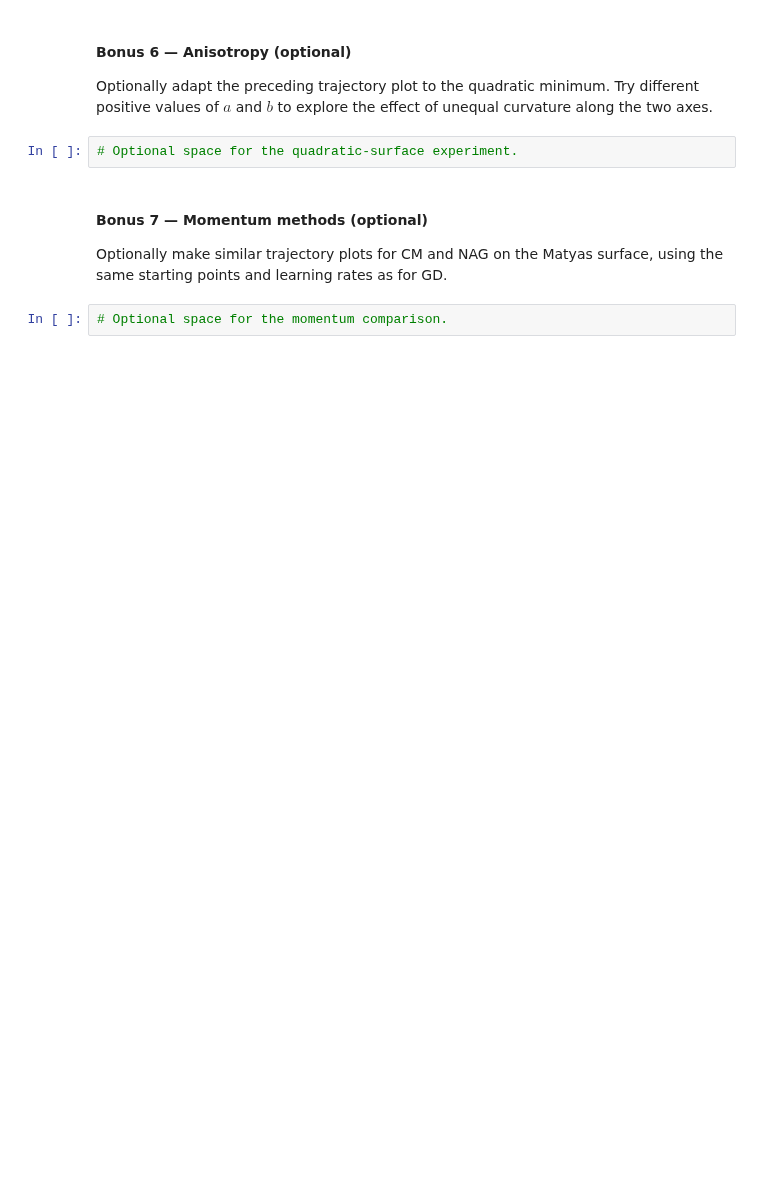
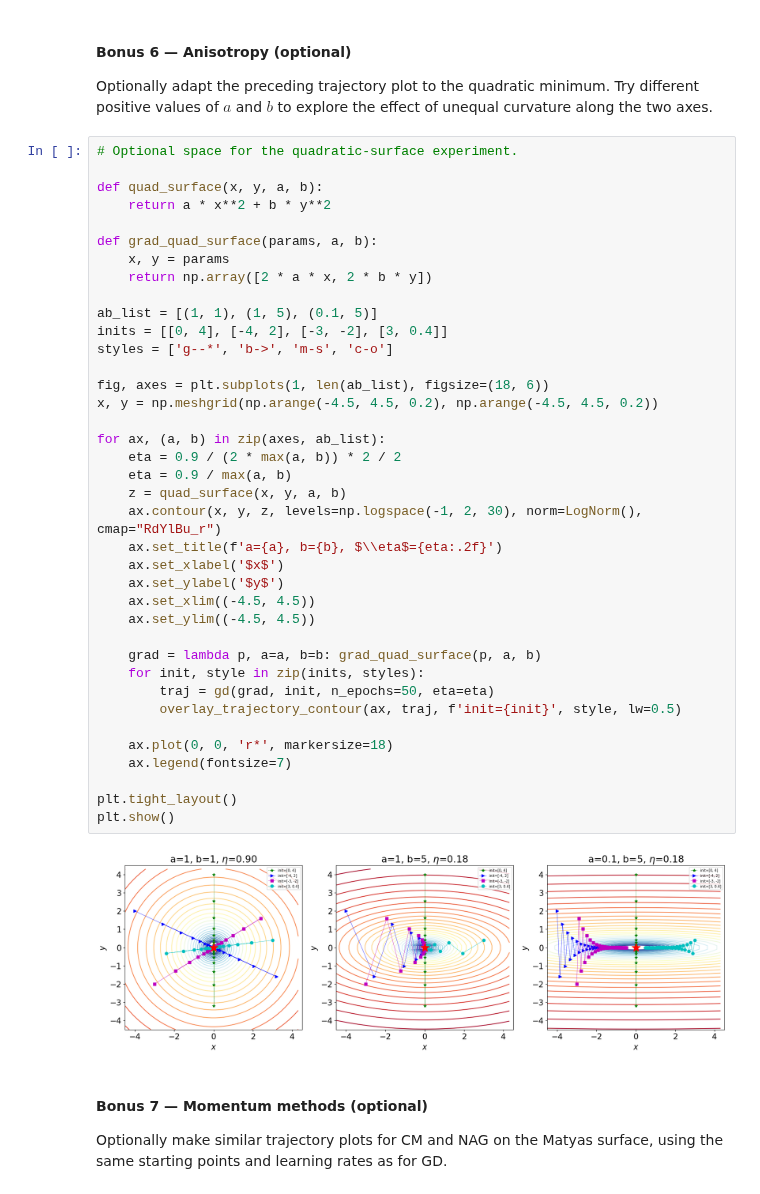
Before and after one commit to Oktalyx/FundamentalLearningEPFL, a Jupyter notebook: TP5/optimization.ipynb, the cells around one changed output. Saved outputs shown, nothing was run; the diff lists cells and outputs as text; blank space fills up the shorter version.

```diff
--- a/TP5/optimization.ipynb
+++ b/TP5/optimization.ipynb
@@ -609,11 +651,47 @@ plt.show()
 #### Bonus 6 — Anisotropy (optional)
 
 Optionally adapt the preceding trajectory plot to the quadratic minimum. Try different positive values of $a$ and $b$ to explore the effect of unequal curvature along the two axes.
-# %%
-# Optional space for the quadratic-surface experiment.
+# %%
+# Optional space for the quadratic-surface experiment.
+
+def quad_surface(x, y, a, b):
+    return a * x**2 + b * y**2
+
+def grad_quad_surface(params, a, b):
+    x, y = params
+    return np.array([2 * a * x, 2 * b * y])
+
+ab_list = [(1, 1), (1, 5), (0.1, 5)]
+inits = [[0, 4], [-4, 2], [-3, -2], [3, 0.4]]
+styles = ['g--*', 'b->', 'm-s', 'c-o']
+
+fig, axes = plt.subplots(1, len(ab_list), figsize=(18, 6))
+x, y = np.meshgrid(np.arange(-4.5, 4.5, 0.2), np.arange(-4.5, 4.5, 0.2))
+
+for ax, (a, b) in zip(axes, ab_list):
+    eta = 0.9 / (2 * max(a, b)) * 2 / 2
+    eta = 0.9 / max(a, b)
+    z = quad_surface(x, y, a, b)
+    ax.contour(x, y, z, levels=np.logspace(-1, 2, 30), norm=LogNorm(), cmap="RdYlBu_r")
+    ax.set_title(f'a={a}, b={b}, $\\eta$={eta:.2f}')
+    ax.set_xlabel('$x$')
+    ax.set_ylabel('$y$')
+    ax.set_xlim((-4.5, 4.5))
+    ax.set_ylim((-4.5, 4.5))
+
+    grad = lambda p, a=a, b=b: grad_quad_surface(p, a, b)
+    for init, style in zip(inits, styles):
+        traj = gd(grad, init, n_epochs=50, eta=eta)
+        overlay_trajectory_contour(ax, traj, f'init={init}', style, lw=0.5)
+
+    ax.plot(0, 0, 'r*', markersize=18)
+    ax.legend(fontsize=7)
+
+plt.tight_layout()
+plt.show()
+# %% [output]
+[figure, added]
 # %% [markdown]
 #### Bonus 7 — Momentum methods (optional)
 
 Optionally make similar trajectory plots for CM and NAG on the Matyas surface, using the same starting points and learning rates as for GD.
-# %%
-# Optional space for the momentum comparison.
```
Also changed, not shown: parts of 15 cells of this notebook, 1 other file.
